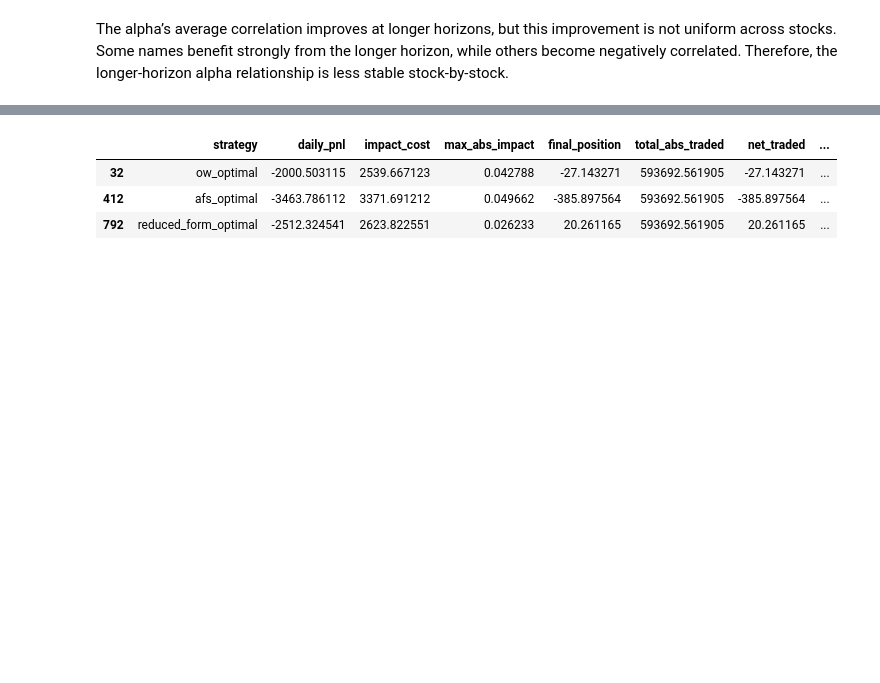
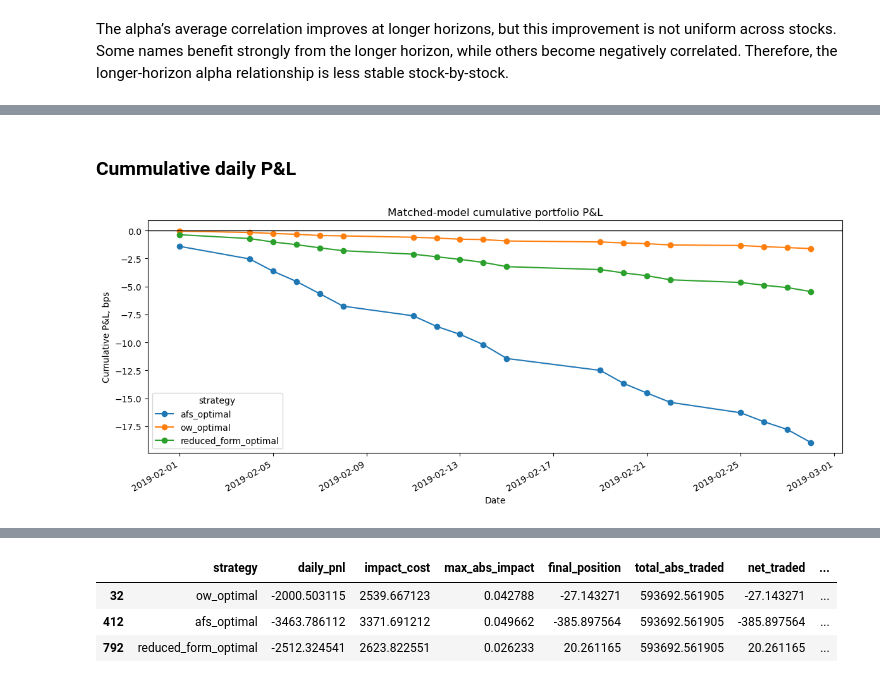
Before and after one commit to raphdlfrg/Quant_Trading_Price_Impact, a Jupyter notebook: 2_6_Performance_metrics.ipynb, the cells around one changed output, grey strips where cells are left out. Saved outputs shown, nothing was run; the diff lists cells and outputs as text; code cells hidden in the pictures; blank space fills up the shorter version.

```diff
--- a/2_6_Performance_metrics.ipynb
+++ b/2_6_Performance_metrics.ipynb
@@ -415,0 +473,16 @@ The alpha’s average correlation improves at longer horizons, but this improvem
+# %% [markdown]
+### **Cummulative daily P&L**
+# %%
+pivot_daily_pnl.cumsum().plot(
+    figsize=(12, 5),
+    marker="o",
+    title="Matched-model cumulative portfolio P&L"
+)
+
+plt.axhline(0, color="black", linewidth=1)
+plt.ylabel("Cumulative P&L, bps")
+plt.xlabel("Date")
+plt.tight_layout()
+plt.show()
+# %% [output]
+[figure, added]
```
Also changed, not shown: parts of 33 cells of this notebook, 1 other file.
